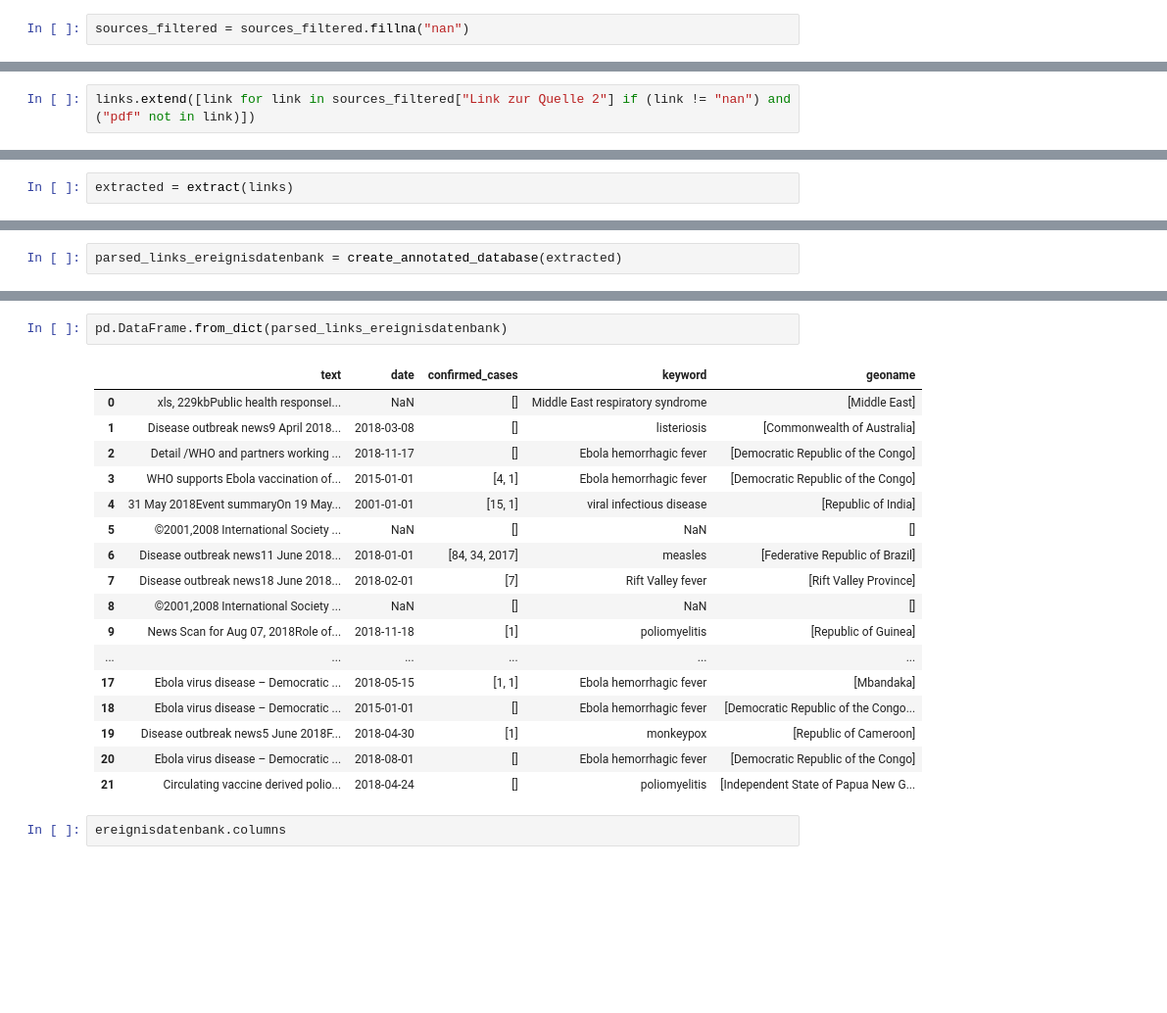
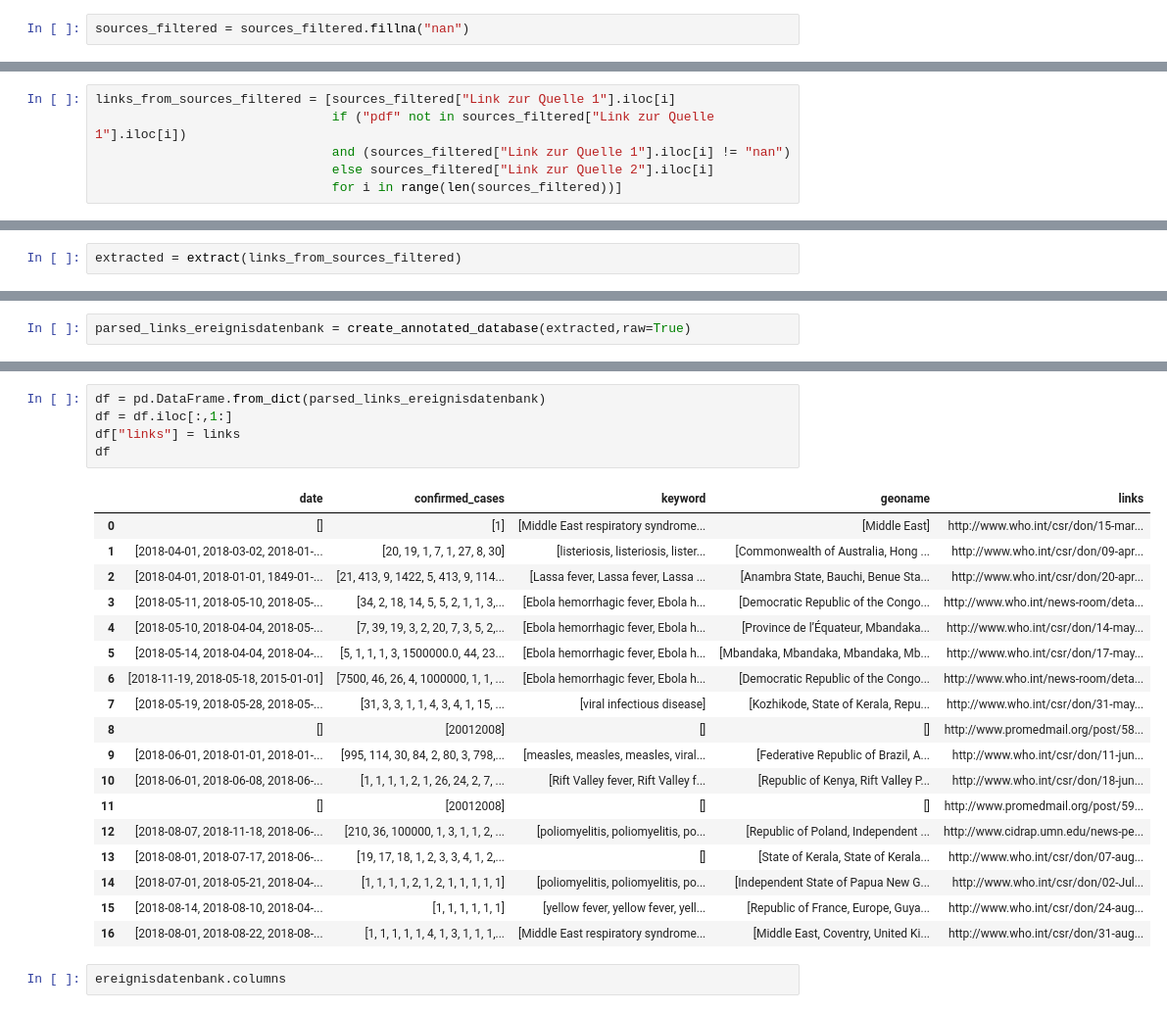
Before and after one commit to aauss/EventEpi, a Jupyter notebook: Example_analysis.ipynb, the cells around one changed output, grey strips where cells are left out. Shown at 98% size. Drawn from its saved outputs; the diff is of its cells as text; blank space fills up the shorter version.

```diff
--- a/Example_analysis.ipynb
+++ b/Example_analysis.ipynb
@@ -443,2 +438,6 @@ links
-# %%
-links.extend([link for link in sources_filtered["Link zur Quelle 2"] if (link != "nan") and ("pdf" not in link)])
+# %%
+links_from_sources_filtered = [sources_filtered["Link zur Quelle 1"].iloc[i]
+                               if ("pdf" not in sources_filtered["Link zur Quelle 1"].iloc[i])
+                               and (sources_filtered["Link zur Quelle 1"].iloc[i] != "nan")
+                               else sources_filtered["Link zur Quelle 2"].iloc[i]
+                               for i in range(len(sources_filtered))]
@@ -445,31 +464,35 @@ links.extend([link for link in sources_filtered["Link zur Quelle 2"] if (link !=
 # %%
-extracted = extract(links)
+extracted = extract(links_from_sources_filtered)
 # %% [output]
 [interactive output not drawn]
 # %%
-parsed_links_ereignisdatenbank = create_annotated_database(extracted)
+parsed_links_ereignisdatenbank = create_annotated_database(extracted,raw=True)
 # %% [output]
 [interactive output not drawn]
-# %%
-pd.DataFrame.from_dict(parsed_links_ereignisdatenbank)
-# %% [output]
-|  | text | date | confirmed_cases | keyword | geoname |
-| 0 | xls, 229kbPublic health responseI... | NaN | [] | Middle East respiratory syndrome | [Middle East] |
-| 1 | Disease outbreak news9 April 2018... | 2018-03-08 | [] | listeriosis | [Commonwealth of Australia] |
-| 2 | Detail /WHO and partners working ... | 2018-11-17 | [] | Ebola hemorrhagic fever | [Democratic Republic of the Congo] |
-| 3 | WHO supports Ebola vaccination of... | 2015-01-01 | [4, 1] | Ebola hemorrhagic fever | [Democratic Republic of the Congo] |
-| 4 | 31 May 2018Event summaryOn 19 May... | 2001-01-01 | [15, 1] | viral infectious disease | [Republic of India] |
-| 5 | ©2001,2008 International Society ... | NaN | [] | NaN | [] |
-| 6 | Disease outbreak news11 June 2018... | 2018-01-01 | [84, 34, 2017] | measles | [Federative Republic of Brazil] |
-| 7 | Disease outbreak news18 June 2018... | 2018-02-01 | [7] | Rift Valley fever | [Rift Valley Province] |
-| 8 | ©2001,2008 International Society ... | NaN | [] | NaN | [] |
-| 9 | News Scan for Aug 07, 2018Role of... | 2018-11-18 | [1] | poliomyelitis | [Republic of Guinea] |
-| ... | ... | ... | ... | ... | ... |
-| 17 | Ebola virus disease – Democratic ... | 2018-05-15 | [1, 1] | Ebola hemorrhagic fever | [Mbandaka] |
-| 18 | Ebola virus disease – Democratic ... | 2015-01-01 | [] | Ebola hemorrhagic fever | [Democratic Republic of the Congo... |
-| 19 | Disease outbreak news5 June 2018F... | 2018-04-30 | [1] | monkeypox | [Republic of Cameroon] |
-| 20 | Ebola virus disease – Democratic ... | 2018-08-01 | [] | Ebola hemorrhagic fever | [Democratic Republic of the Congo] |
-| 21 | Circulating vaccine derived polio... | 2018-04-24 | [] | poliomyelitis | [Independent State of Papua New G... |
+# %%
+df = pd.DataFrame.from_dict(parsed_links_ereignisdatenbank)
+df = df.iloc[:,1:]
+df["links"] = links
+df
+# %% [output]
+|  | date | confirmed_cases | keyword | geoname | links |
+| 0 | [] | [1] | [Middle East respiratory syndrome... | [Middle East] | http://www.who.int/csr/don/15-mar... |
+| 1 | [2018-04-01, 2018-03-02, 2018-01-... | [20, 19, 1, 7, 1, 27, 8, 30] | [listeriosis, listeriosis, lister... | [Commonwealth of Australia, Hong ... | http://www.who.int/csr/don/09-apr... |
+| 2 | [2018-04-01, 2018-01-01, 1849-01-... | [21, 413, 9, 1422, 5, 413, 9, 114... | [Lassa fever, Lassa fever, Lassa ... | [Anambra State, Bauchi, Benue Sta... | http://www.who.int/csr/don/20-apr... |
+| 3 | [2018-05-11, 2018-05-10, 2018-05-... | [34, 2, 18, 14, 5, 5, 2, 1, 1, 3,... | [Ebola hemorrhagic fever, Ebola h... | [Democratic Republic of the Congo... | http://www.who.int/news-room/deta... |
+| 4 | [2018-05-10, 2018-04-04, 2018-05-... | [7, 39, 19, 3, 2, 20, 7, 3, 5, 2,... | [Ebola hemorrhagic fever, Ebola h... | [Province de l’Équateur, Mbandaka... | http://www.who.int/csr/don/14-may... |
+| 5 | [2018-05-14, 2018-04-04, 2018-04-... | [5, 1, 1, 1, 3, 1500000.0, 44, 23... | [Ebola hemorrhagic fever, Ebola h... | [Mbandaka, Mbandaka, Mbandaka, Mb... | http://www.who.int/csr/don/17-may... |
+| 6 | [2018-11-19, 2018-05-18, 2015-01-01] | [7500, 46, 26, 4, 1000000, 1, 1, ... | [Ebola hemorrhagic fever, Ebola h... | [Democratic Republic of the Congo... | http://www.who.int/news-room/deta... |
+| 7 | [2018-05-19, 2018-05-28, 2018-05-... | [31, 3, 3, 1, 1, 4, 3, 4, 1, 15, ... | [viral infectious disease] | [Kozhikode, State of Kerala, Repu... | http://www.who.int/csr/don/31-may... |
+| 8 | [] | [20012008] | [] | [] | http://www.promedmail.org/post/58... |
+| 9 | [2018-06-01, 2018-01-01, 2018-01-... | [995, 114, 30, 84, 2, 80, 3, 798,... | [measles, measles, measles, viral... | [Federative Republic of Brazil, A... | http://www.who.int/csr/don/11-jun... |
+| 10 | [2018-06-01, 2018-06-08, 2018-06-... | [1, 1, 1, 1, 2, 1, 26, 24, 2, 7, ... | [Rift Valley fever, Rift Valley f... | [Republic of Kenya, Rift Valley P... | http://www.who.int/csr/don/18-jun... |
+| 11 | [] | [20012008] | [] | [] | http://www.promedmail.org/post/59... |
+| 12 | [2018-08-07, 2018-11-18, 2018-06-... | [210, 36, 100000, 1, 3, 1, 1, 2, ... | [poliomyelitis, poliomyelitis, po... | [Republic of Poland, Independent ... | http://www.cidrap.umn.edu/news-pe... |
+| 13 | [2018-08-01, 2018-07-17, 2018-06-... | [19, 17, 18, 1, 2, 3, 3, 4, 1, 2,... | [] | [State of Kerala, State of Kerala... | http://www.who.int/csr/don/07-aug... |
+| 14 | [2018-07-01, 2018-05-21, 2018-04-... | [1, 1, 1, 1, 2, 1, 2, 1, 1, 1, 1, 1] | [poliomyelitis, poliomyelitis, po... | [Independent State of Papua New G... | http://www.who.int/csr/don/02-Jul... |
+| 15 | [2018-08-14, 2018-08-10, 2018-04-... | [1, 1, 1, 1, 1, 1] | [yellow fever, yellow fever, yell... | [Republic of France, Europe, Guya... | http://www.who.int/csr/don/24-aug... |
+| 16 | [2018-08-01, 2018-08-22, 2018-08-... | [1, 1, 1, 1, 1, 4, 1, 3, 1, 1, 1,... | [Middle East respiratory syndrome... | [Middle East, Coventry, United Ki... | http://www.who.int/csr/don/31-aug... |
 # %%
 ereignisdatenbank.columns
 # %% [output]
```
Also changed, not shown: parts of 32 cells of this notebook.
